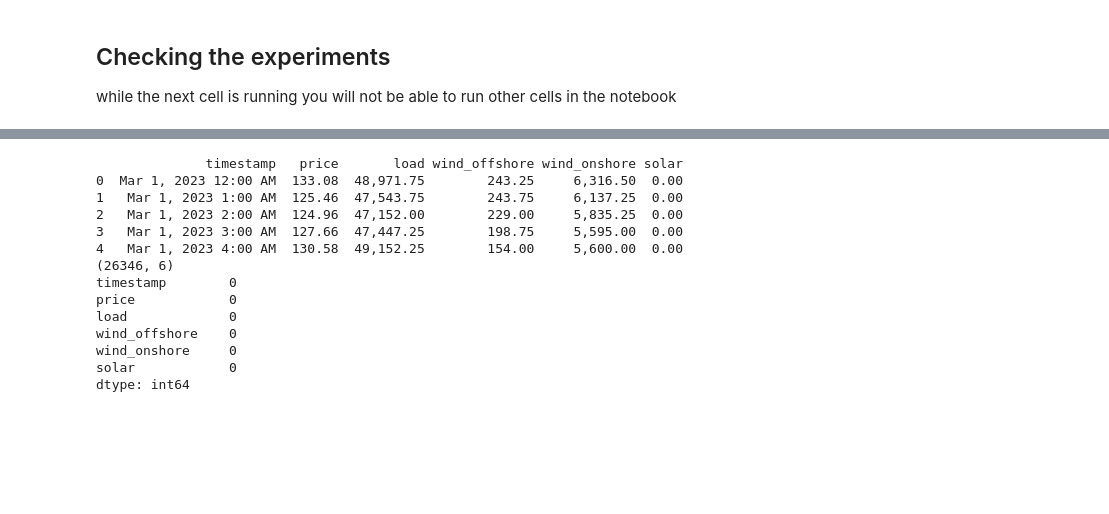
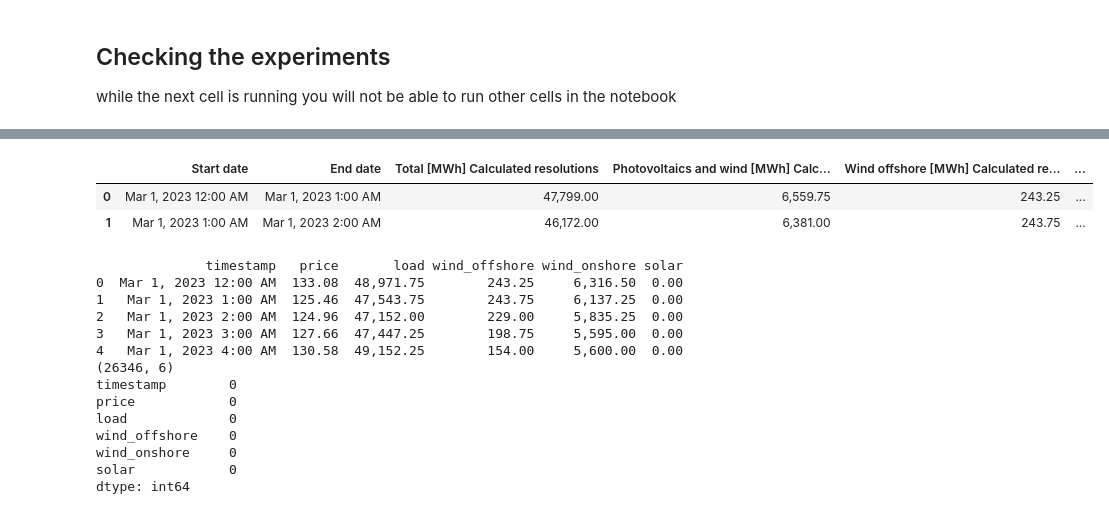
Before and after one commit to Josip007/WattWise, a Jupyter notebook: notebooks/EDA-and-modeling.ipynb, the cells around one changed output, grey strips where cells are left out. Saved outputs shown, nothing was run; the diff lists cells and outputs as text; code cells hidden in the pictures; blank space fills up the shorter version.

```diff
--- a/notebooks/EDA-and-modeling.ipynb
+++ b/notebooks/EDA-and-modeling.ipynb
@@ -153,6 +159,12 @@ consumption.head(2)
 |  | Start date | End date | grid load [MWh] Calculated resolu... | Grid load incl. hydro pumped stor... | Hydro pumped storage [MWh] Calcul... | ... |
 | 0 | Mar 1, 2023 12:00 AM | Mar 1, 2023 1:00 AM | 48,971.75 | 49,576.50 | 604.75 | ... |
 | 1 | Mar 1, 2023 1:00 AM | Mar 1, 2023 2:00 AM | 47,543.75 | 48,288.50 | 744.75 | ... |
+# %%
+generation.head(2)
+# %% [output]
+|  | Start date | End date | Total [MWh] Calculated resolutions | Photovoltaics and wind [MWh] Calc... | Wind offshore [MWh] Calculated re... | ... |
+| 0 | Mar 1, 2023 12:00 AM | Mar 1, 2023 1:00 AM | 47,799.00 | 6,559.75 | 243.25 | ... |
+| 1 | Mar 1, 2023 1:00 AM | Mar 1, 2023 2:00 AM | 46,172.00 | 6,381.00 | 243.75 | ... |
 # %%
 consumption = consumption.rename(columns={"Start date": "timestamp"})
 prices = prices.rename(columns={"Start date": "timestamp"})
```
Also changed, not shown: parts of 3 cells of this notebook.
